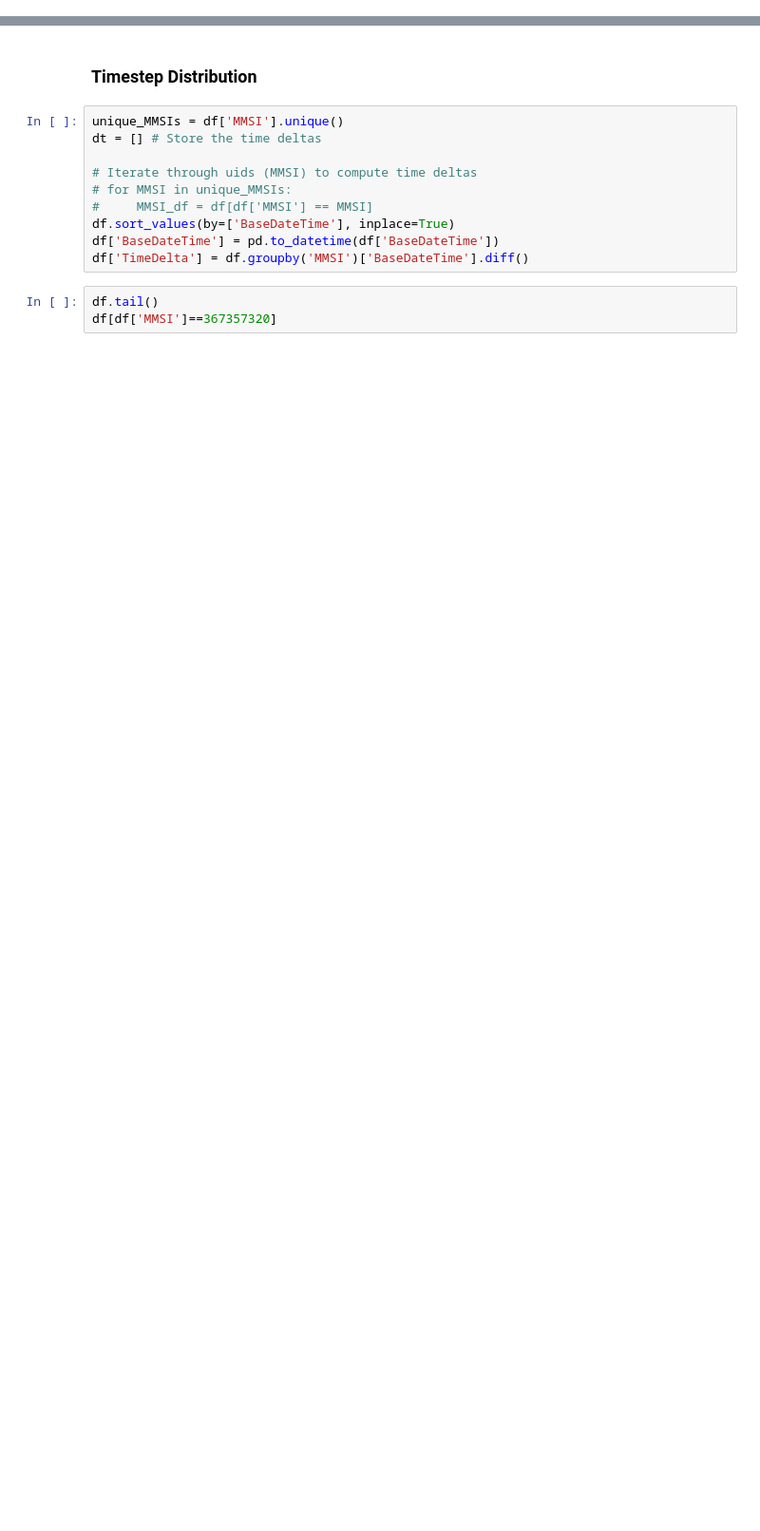
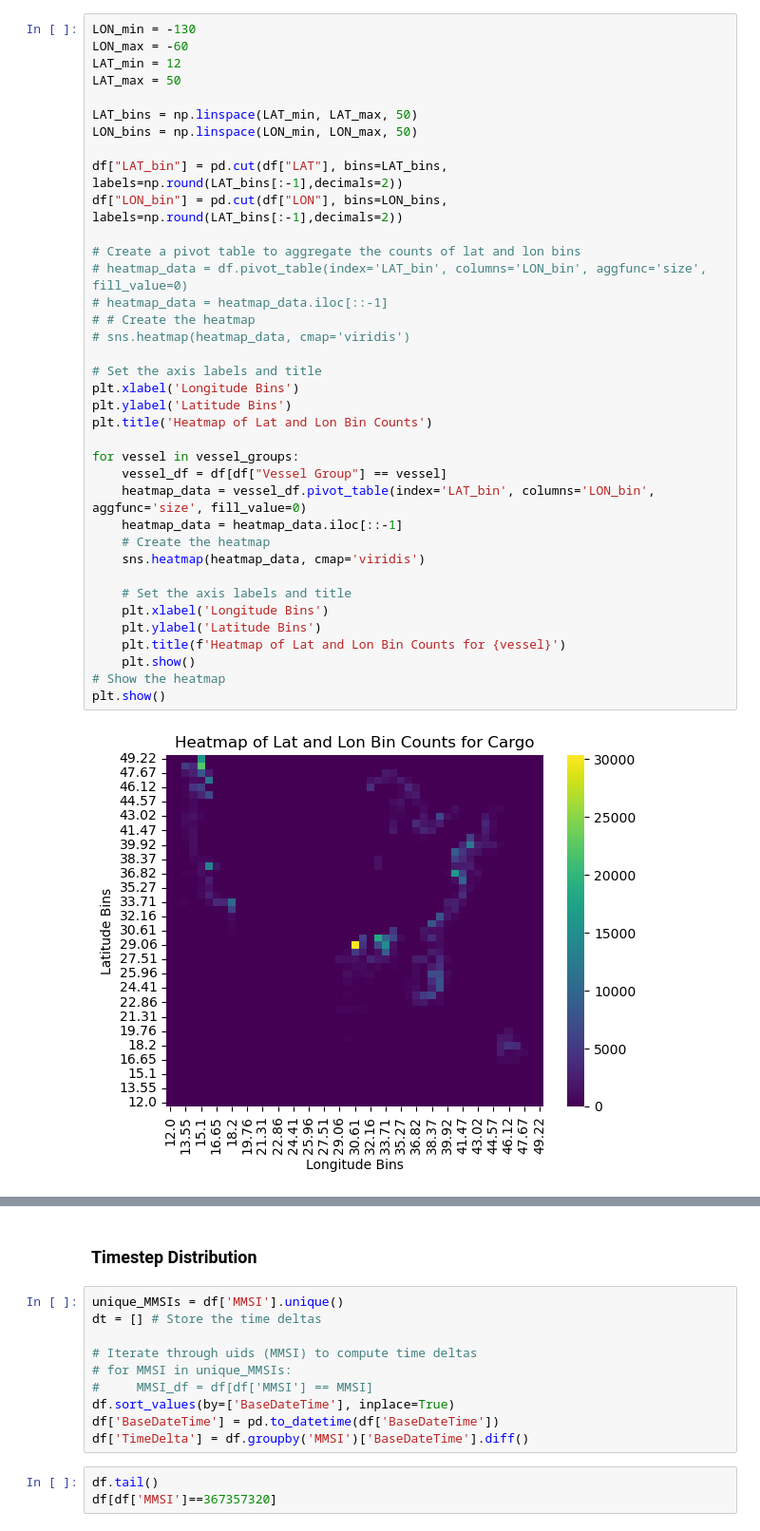
Before and after one commit to Astronauty/raytheon-ais-analysis, a Jupyter notebook: ais_analysis.ipynb, the cells around one changed output, grey strips where cells are left out. Shown: that part at 95% size. Saved outputs shown, nothing was run; the diff lists cells and outputs as text; blank space fills up the shorter version.

Commit message:
heatmap

```diff
--- a/ais_analysis.ipynb
+++ b/ais_analysis.ipynb
@@ -23,0 +59,39 @@ df = pd.concat(daily_ais_dfs)
+# %%
+LON_min = -130
+LON_max = -60
+LAT_min = 12
+LAT_max = 50
+
+LAT_bins = np.linspace(LAT_min, LAT_max, 50)
+LON_bins = np.linspace(LON_min, LON_max, 50)
+
+df["LAT_bin"] = pd.cut(df["LAT"], bins=LAT_bins, labels=np.round(LAT_bins[:-1],decimals=2))
+df["LON_bin"] = pd.cut(df["LON"], bins=LON_bins, labels=np.round(LAT_bins[:-1],decimals=2))
+
+# Create a pivot table to aggregate the counts of lat and lon bins
+# heatmap_data = df.pivot_table(index='LAT_bin', columns='LON_bin', aggfunc='size', fill_value=0)
+# heatmap_data = heatmap_data.iloc[::-1]
+# # Create the heatmap
+# sns.heatmap(heatmap_data, cmap='viridis')
+
+# Set the axis labels and title
+plt.xlabel('Longitude Bins')
+plt.ylabel('Latitude Bins')
+plt.title('Heatmap of Lat and Lon Bin Counts')
+
+for vessel in vessel_groups:
+    vessel_df = df[df["Vessel Group"] == vessel]
+    heatmap_data = vessel_df.pivot_table(index='LAT_bin', columns='LON_bin', aggfunc='size', fill_value=0)
+    heatmap_data = heatmap_data.iloc[::-1]
+    # Create the heatmap
+    sns.heatmap(heatmap_data, cmap='viridis')
+
+    # Set the axis labels and title
+    plt.xlabel('Longitude Bins')
+    plt.ylabel('Latitude Bins')
+    plt.title(f'Heatmap of Lat and Lon Bin Counts for {vessel}')
+    plt.show()
+# Show the heatmap
+plt.show()
+# %% [output]
+[figure, added]
```
Also changed, not shown: parts of 11 cells of this notebook.
